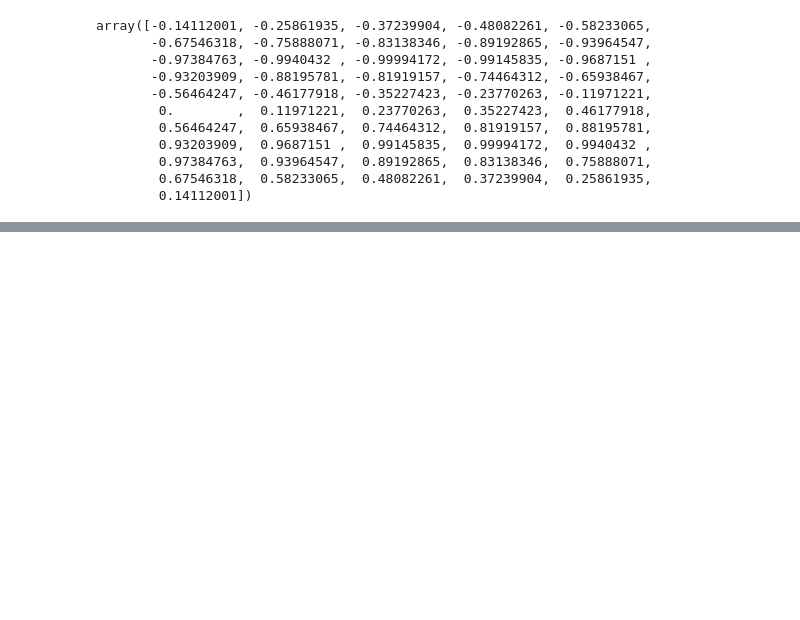
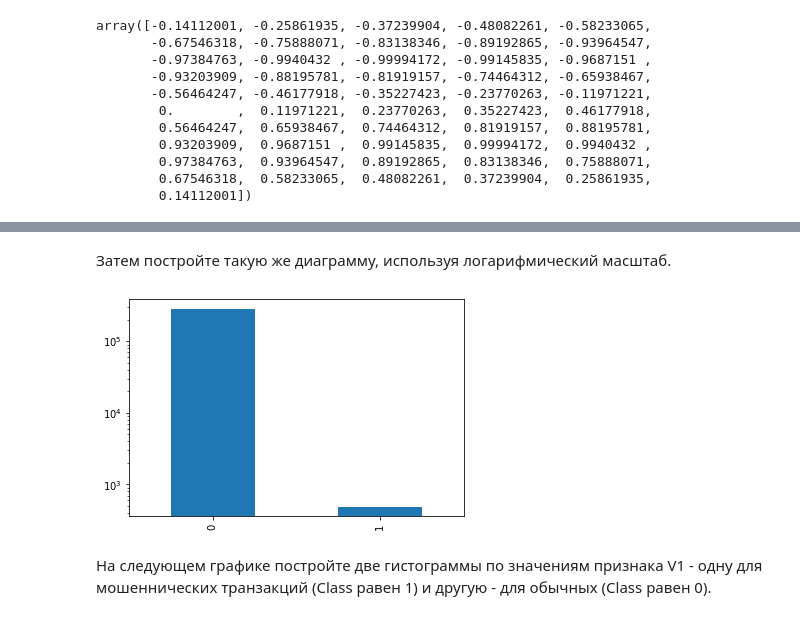
Before and after one commit to abpinduction/PythonDSByGeekBrains, a Jupyter notebook: 5. Homework. Визуализация данных в Matplotlib. *.ipynb, the cells around one changed output, grey strips where cells are left out. Drawn from its saved outputs; the diff is of its cells as text; code cells hidden in the pictures; blank space fills up the shorter version.

```diff
--- a/5. Homework. Визуализация данных в Matplotlib. *.ipynb
+++ b/5. Homework. Визуализация данных в Matplotlib. *.ipynb
@@ -174,0 +168,11 @@ num_of_V_for_Class = pd.value_count
+# %% [markdown]
+Затем постройте такую же диаграмму, используя логарифмический масштаб.
+# %%
+a.plot(kind="bar", logy=True)
+
+plt.show()
+# %% [output]
+[figure, added]
+# %% [markdown]
+На следующем графике постройте две гистограммы по значениям признака V1 - одну для мошеннических транзакций
+(Class равен 1) и другую - для обычных (Class равен 0).
```
Also changed, not shown: parts of 18 cells of this notebook.
